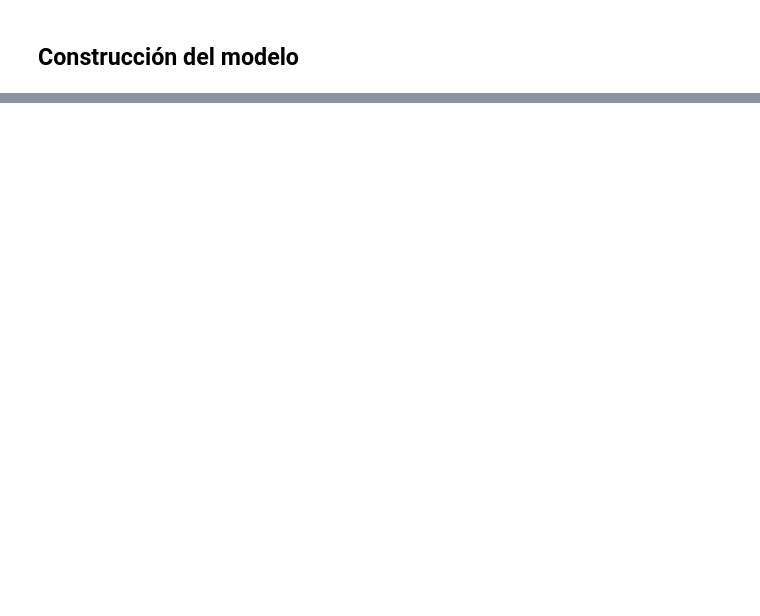
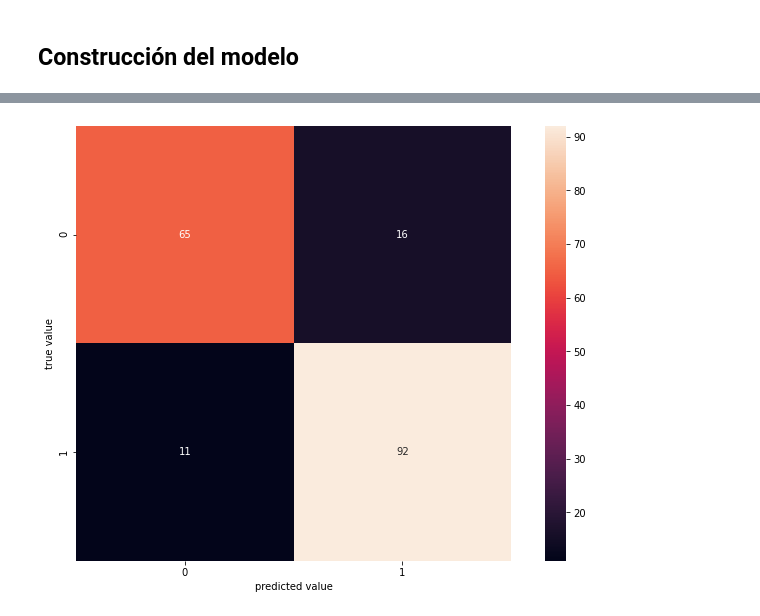
Before and after one commit to AnaAGG/Heart-Disease-Prediction, a Jupyter notebook: notebooks/Heart_Disease_Prediction_AnaG.ipynb, the cells around one changed output, grey strips where cells are left out. Saved outputs shown, nothing was run; the diff lists cells and outputs as text; code cells hidden in the pictures; blank space fills up the shorter version.

```diff
--- a/notebooks/Heart_Disease_Prediction_AnaG.ipynb
+++ b/notebooks/Heart_Disease_Prediction_AnaG.ipynb
@@ -733,0 +782,3 @@ print("y_train shape: ", y_train.shape, "y_test shape: ", y_test.shape)
+# %%
+lr = LogisticRegression(max_iter = 1000000)
+lr.fit(X_train, y_train)
@@ -733,0 +787,2 @@ print("y_train shape: ", y_train.shape, "y_test shape: ", y_test.shape)
+# %%
+y_pred_lr = lr.predict(X_test)
@@ -733,0 +822,11 @@ print("y_train shape: ", y_train.shape, "y_test shape: ", y_test.shape)
+# %%
+mat_lr = confusion_matrix(y_test, y_pred_lr)
+
+plt.figure(figsize = (12, 8))
+sns.heatmap(mat_lr, square=True, annot=True, fmt="d")
+
+plt.xlabel('predicted value')
+plt.ylabel('true value')
+plt.show()
+# %% [output]
+[figure, added]
```
Also changed, not shown: parts of 77 cells of this notebook.
